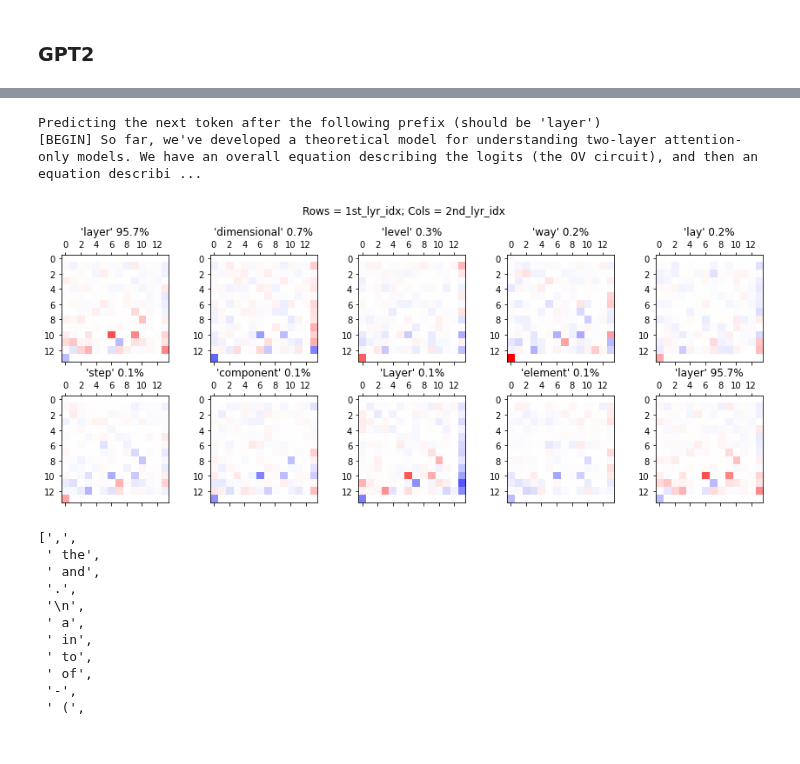
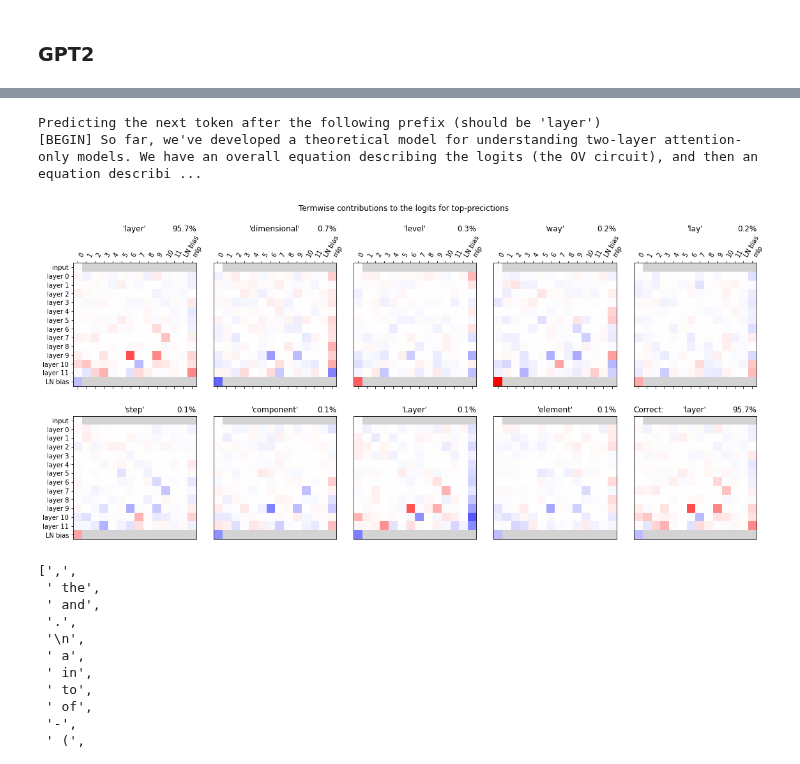
Before and after one commit to redwoodresearch/mlab, a Jupyter notebook: days/w3d5/interpetability.ipynb, the cells around one changed output, grey strips where cells are left out. Drawn from its saved outputs; the diff is of its cells as text; code cells hidden in the pictures.

```diff
--- a/days/w3d5/interpetability.ipynb
+++ b/days/w3d5/interpetability.ipynb
@@ -135,13 +135,10 @@ def show_pred_logit_paths_v2(model, text, target_idx, k=10):
     mats_to_show[1] = l1_contrib[:, top_pred_ids]
     mats_to_show[2] = l2_contrib[:, top_pred_ids]
     mats_to_show -= mats_to_show.mean(dim=-1, keepdim=True)
-    print(mats_to_show[:, :, -1])
 
     vabsmax = mats_to_show[~t.isnan(mats_to_show)].abs().max()
-    # vmin = mats_to_show[~t.isnan(mats_to_show)].min()
-    # vmax = mats_to_show[~t.isnan(mats_to_show)].max()
 
-    fig.suptitle("Rows = 1st_lyr_idx; Cols = 2nd_lyr_idx")
+    fig.suptitle("Termwise contributions to the logits for top-precictions")
     for i, pred_id in enumerate(top_pred_ids):
         ax = plt.subplot(2, k // 2, i + 1)
 
@@ -150,14 +147,18 @@ def show_pred_logit_paths_v2(model, text, target_idx, k=10):
         cmap = plt.cm.get_cmap("bwr").copy()
         cmap.set_bad(color='white')
         ax.matshow(mats_to_show[:, :, i], vmin=-vabsmax, vmax=vabsmax, cmap=cmap)
-        ax.set_title(f"{repr(tokenizer.decode(pred_id))} {target_probs[pred_id]:.1%}")
+        title_pad = 26
+        ax.set_title(repr(tokenizer.decode(pred_id)), loc='center', pad=title_pad)
+        ax.set_title(f"{target_probs[pred_id]:.1%}", loc='right', pad=title_pad)
+        if i == k - 1:
+            ax.set_title("Correct:", loc='left', pad=title_pad)
 
         row_len = k // 2
         row = i // row_len
         col = i % row_len
         if col == 0:
             ax.set_yticks(range(3))
-            ax.set_yticklabels(["res", "l0", "l1"])
+            ax.set_yticklabels(["input", "layer 0", "layer 1"])
         else:
             ax.set_yticks([])
 
@@ -169,8 +170,9 @@ def show_pred_logit_paths_v2(model, text, target_idx, k=10):
 
     plt.tight_layout()
 
-fig = plt.figure(figsize=(12, 5))
+fig = plt.figure(figsize=(15, 4.5))
 show_pred_logit_paths_v2(mgpt, text1, 76)
+plt.savefig("minigpt-termwise-logits.png")
 # %% [output]
 Predicting the next token after the following prefix (should be 'layer')
 [BEGIN] So far, we've developed a theoretical model for understanding two-layer attention-only models. We have an overall equation describing the logits (the OV circuit), and then an equation describi ...
@@ -188,10 +184,10 @@ gpt2 = gpt_mod.load_weights(gpt_mod.GPT2)
 gpt2_tokenizer = GPT2TokenizerFast.from_pretrained('gpt2')
 gpt2.eval();
 # %%
-res_contrib, head_contribs, ln_bias_contrib = gpt_contribs.get_gpt2_contribs(
+res_contrib, head_contribs, ln_bias_contrib, all_logits = gpt_contribs.get_gpt2_contribs(
     text=text1,
     gpt2=gpt2,
     tokenizer=gpt2_tokenizer,
 )
-res_contrib.shape, head_contribs.shape, ln_bias_contrib.shape
+res_contrib.shape, head_contribs.shape, ln_bias_contrib.shape, all_logits.shape
 # %% [output]
@@ -239,51 +237,58 @@ def show_pred_logit_paths_gpt(
     mats_to_show[1:-1] = head_contribs[:, :, top_pred_ids]
     mats_to_show[-1, 0] = ln_bias_contrib[top_pred_ids]
     mats_to_show -= mats_to_show.mean(dim=-1, keepdim=True)
 
     vabsmax = mats_to_show[~t.isnan(mats_to_show)].abs().max()
 
     mats_to_show = mats_to_show.detach().numpy()
 
-    fig.suptitle("Rows = 1st_lyr_idx; Cols = 2nd_lyr_idx")
+    fig.suptitle("Termwise contributions to the logits for top-precictions")
     for i, pred_id in enumerate(top_pred_ids):
         ax = plt.subplot(2, k // 2, i + 1)
 
         # rows: first layer index
         # cols: second layer index
         cmap = plt.cm.get_cmap("bwr").copy()
-        cmap.set_bad(color="white")
+        cmap.set_bad(color="lightgrey")
         ax.matshow(mats_to_show[:, :, i], vmin=-vabsmax, vmax=vabsmax, cmap=cmap)
-        ax.set_title(f"{repr(tokenizer.decode(pred_id))} {target_probs[pred_id]:.1%}")
+        # ax.set_title(f"{repr(tokenizer.decode(pred_id))} {target_probs[pred_id]:.1%}")
+        ax.set_title(repr(tokenizer.decode(pred_id)), loc='center')
+        ax.set_title(f"{target_probs[pred_id]:.1%}", loc='right')
+        if i == k - 1:
+            ax.set_title("Correct:", loc='left')
 
-        # row_len = k // 2
-        # row = i // row_len
-        # col = i % row_len
-        # if col == 0:
-        #     ax.set_yticks(range(3))
-        #     ax.set_yticklabels(["res", "l0", "l1"])
-        # else:
-        #     ax.set_yticks([])
+        row_len = k // 2
+        row = i // row_len
+        col = i % row_len
+        if col == 0:
+            ax.set_yticks(range(mats_to_show.shape[0]))
+            ax.set_yticklabels(["input"] + [f"layer {i}" for i in range(12)] + ["LN bias"])
+        else:
+            ax.set_yticks([])
 
-        # if row == 0:
-        #     ax.set_xticks(range(9))
-        #     ax.set_xticklabels(["res"] + [f"1.{h}" for h in range(8)], rotation=60)
-        # else:
-        #     ax.set_xticks([])
+        if row == 0:
+            ax.set_xticks(range(mats_to_show.shape[1]))
+            ax.set_xticklabels(list(range(12)) + ["LN bias", "mlp"], rotation=60, fontdict={"ha":"left"})
+        else:
+            ax.set_xticks([])
+
+
 
     plt.tight_layout()
 
 
-fig = plt.figure(figsize=(12, 5))
+fig = plt.figure(figsize=(16, 8))
 show_pred_logit_paths_gpt(
     gpt2=gpt2,
     tokenizer=gpt2_tokenizer,
     text=text1,
     target_idx=79,
 )
+plt.savefig("gpt2-termwise-logits.png")
 # %% [output]
 Predicting the next token after the following prefix (should be 'layer')
 [BEGIN] So far, we've developed a theoretical model for understanding two-layer attention-only models. We have an overall equation describing the logits (the OV circuit), and then an equation describi ...
-[figure, old version]
+[figure, new version]
 # %%
 embedding_contributions = gpt2.token_embedding.weight @ gpt2.ln.bias
 bias_top_values, bias_top_indicies = t.topk(embedding_contributions, k=20)
```
Also changed, not shown: parts of 2 cells of this notebook, 2 other files.
